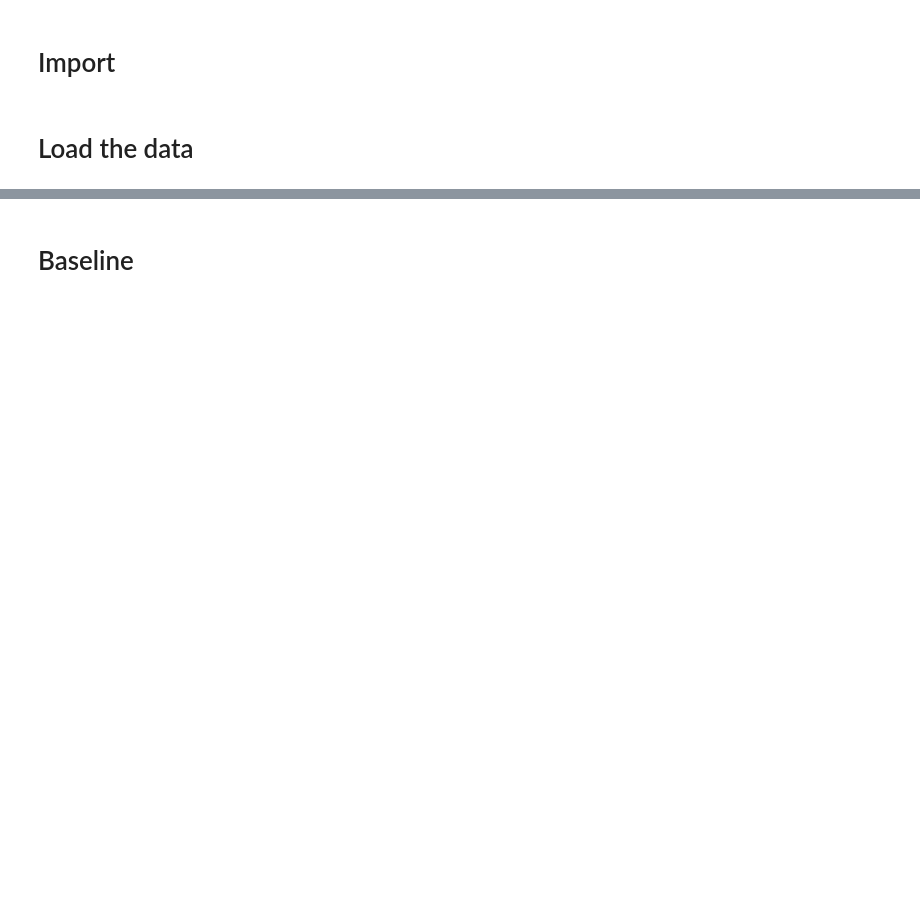
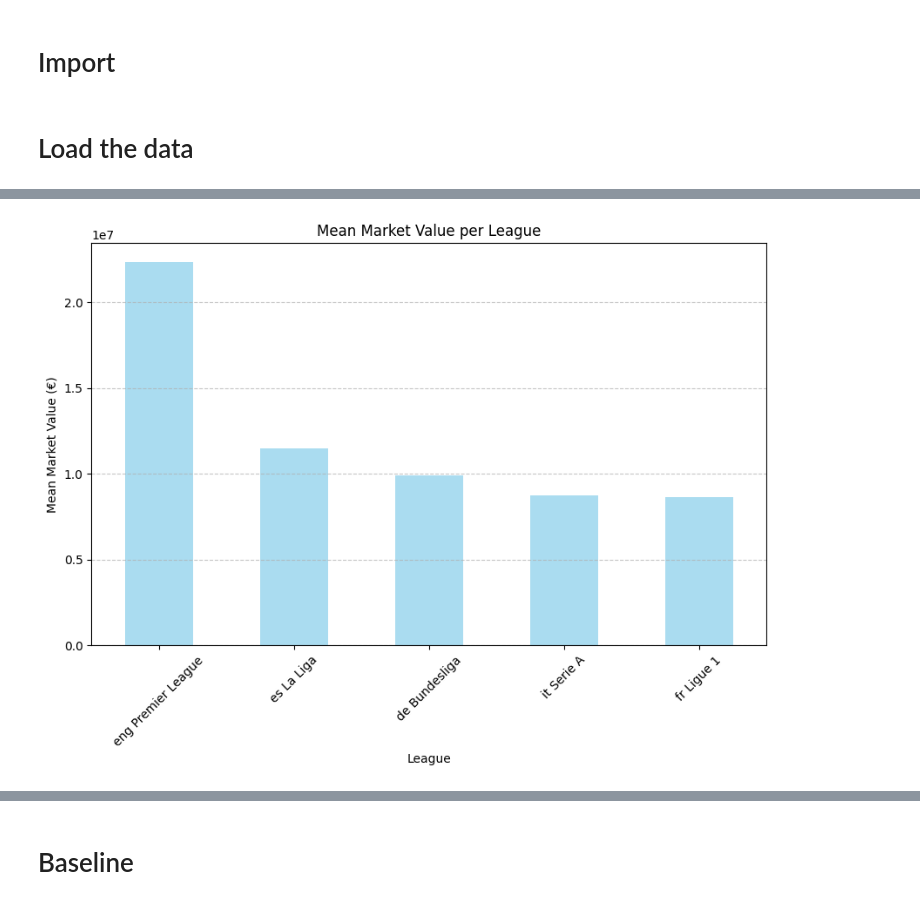
Before and after one commit to iReepr/ML-Project, a Jupyter notebook: Exercice6.ipynb, the cells around one changed output, grey strips where cells are left out. Drawn from its saved outputs; the diff is of its cells as text; code cells hidden in the pictures; blank space fills up the shorter version.

```diff
--- a/Exercice6.ipynb
+++ b/Exercice6.ipynb
@@ -18,0 +77,3 @@ data.dropna(subset=["market_value"], inplace=True)
+# %%
+mean_market_value_per_league = data.groupby("Comp")["market_value"].mean()
+print(mean_market_value_per_league.sort_values(ascending=False))
@@ -18,0 +88,11 @@ data.dropna(subset=["market_value"], inplace=True)
+# %%
+plt.figure(figsize=(10, 6))
+mean_market_value_per_league.sort_values(ascending=False).plot(kind='bar', color='skyblue', alpha=0.7)
+plt.title('Mean Market Value per League')
+plt.xlabel('League')
+plt.ylabel('Mean Market Value (€)')
+plt.xticks(rotation=45)
+plt.grid(axis='y', linestyle='--', alpha=0.7)
+plt.show()
+# %% [output]
+[figure, added]
```
Also changed, not shown: parts of 101 cells of this notebook, 1 other file.
